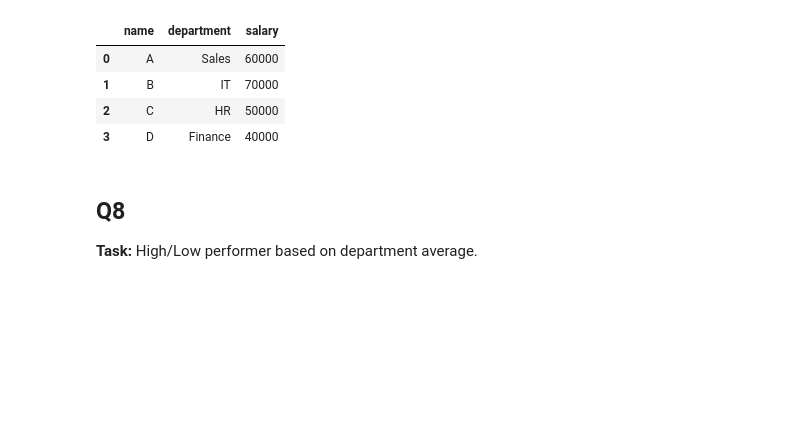
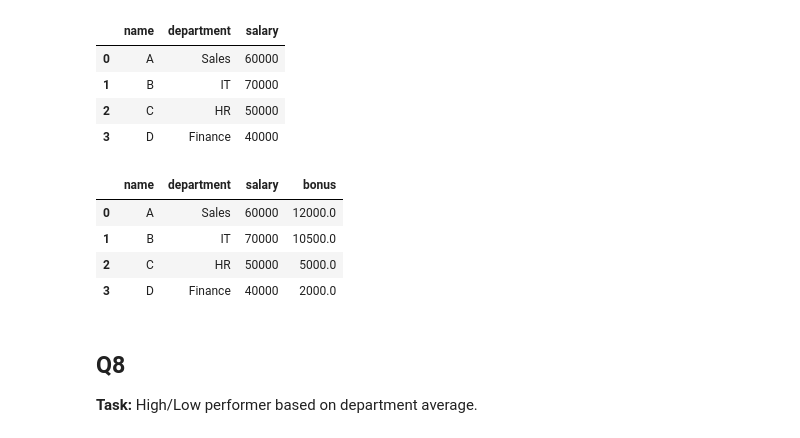
Before and after one commit to Daheemfarooqui/100daysof-sql, a Jupyter notebook: SQL_Practice_Day9_Advanced_CASE_WHEN.ipynb, the cells around one changed output. Cells and saved outputs as stored; diff of their text form; code cells hidden in the pictures; blank space fills up the shorter version.

```diff
--- a/SQL_Practice_Day9_Advanced_CASE_WHEN.ipynb
+++ b/SQL_Practice_Day9_Advanced_CASE_WHEN.ipynb
@@ -169,7 +201,27 @@ df
 | 2 | C | HR | 50000 |
 | 3 | D | Finance | 40000 |
 # %%
-# Write your SQL here
+sqldf("""
+SELECT
+    name,
+    department,
+    salary,
+    CASE
+        WHEN department = 'Sales' THEN salary * 0.20
+        WHEN department = 'IT' THEN salary * 0.15
+        WHEN department = 'HR' THEN salary * 0.10
+        WHEN department = 'Finance' THEN salary * 0.05
+        ELSE 0
+    END AS bonus
+FROM df
+
+""")
+# %% [output]
+|  | name | department | salary | bonus |
+| 0 | A | Sales | 60000 | 12000.0 |
+| 1 | B | IT | 70000 | 10500.0 |
+| 2 | C | HR | 50000 | 5000.0 |
+| 3 | D | Finance | 40000 | 2000.0 |
 # %% [markdown]
 ## Q8
 
```
Also changed, not shown: parts of 6 cells of this notebook.
